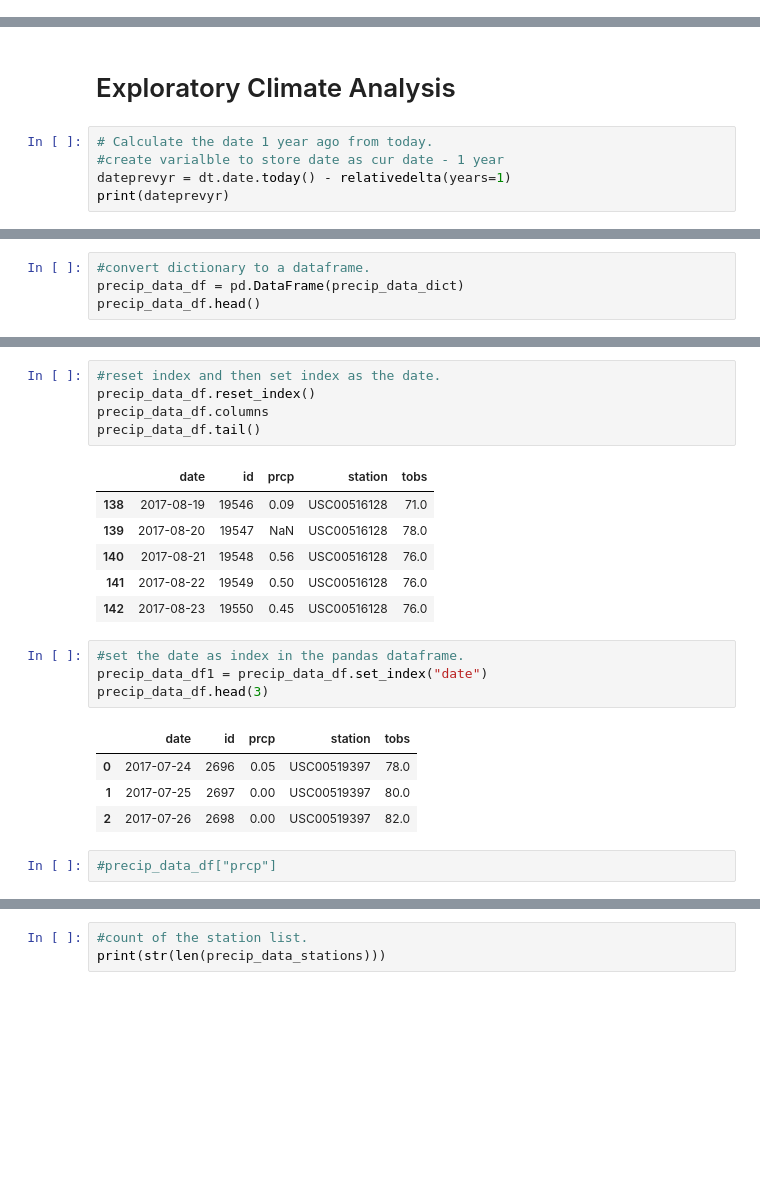
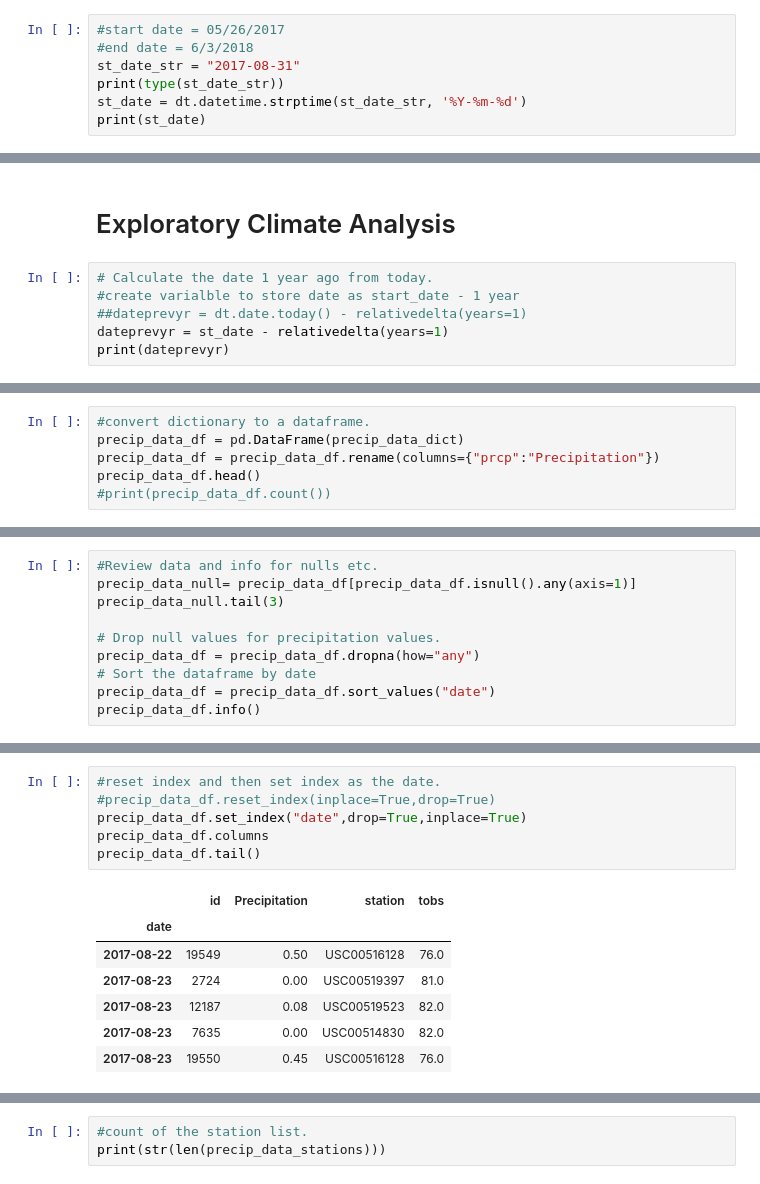
Before and after one commit to vsivakumar9/SQL-Databases, a Jupyter notebook: climate_starter.ipynb, the cells around one changed output, grey strips where cells are left out. Drawn from its saved outputs; the diff is of its cells as text; blank space fills up the shorter version.

Commit message:
precipitation analysis and plot added. 7-25a

```diff
--- a/Adv-Data-Storage-Retrieval/Instructions/climate_starter.ipynb
+++ b/climate_starter.ipynb
@@ -44,0 +43,7 @@ session = Session(engine)
+# %%
+#start date = 05/26/2017
+#end date = 6/3/2018
+st_date_str = "2017-08-31"
+print(type(st_date_str))
+st_date = dt.datetime.strptime(st_date_str, '%Y-%m-%d')
+print(st_date)
@@ -46,7 +54,8 @@ session = Session(engine)
 # Exploratory Climate Analysis
 # %%
 # Calculate the date 1 year ago from today.
-#create varialble to store date as cur date - 1 year
-dateprevyr = dt.date.today() - relativedelta(years=1)
+#create varialble to store date as start_date - 1 year
+##dateprevyr = dt.date.today() - relativedelta(years=1)
+dateprevyr = st_date - relativedelta(years=1)
 print(dateprevyr)
 # %% [output]
@@ -97,5 +100,7 @@ precip_data_dict = query_to_dict(precip_data)
 # %%
 #convert dictionary to a dataframe.
 precip_data_df = pd.DataFrame(precip_data_dict)
+precip_data_df = precip_data_df.rename(columns={"prcp":"Precipitation"})
 precip_data_df.head()
+#print(precip_data_df.count())
 # %% [output]
@@ -107,0 +113,10 @@ precip_data_df.head()
+# %%
+#Review data and info for nulls etc.
+precip_data_null= precip_data_df[precip_data_df.isnull().any(axis=1)]
+precip_data_null.tail(3)
+
+# Drop null values for precipitation values.
+precip_data_df = precip_data_df.dropna(how="any")
+# Sort the dataframe by date
+precip_data_df = precip_data_df.sort_values("date")
+precip_data_df.info()
@@ -108,23 +142,14 @@ precip_data_df.head()
 # %%
 #reset index and then set index as the date.
-precip_data_df.reset_index()
+#precip_data_df.reset_index(inplace=True,drop=True)
+precip_data_df.set_index("date",drop=True,inplace=True)
 precip_data_df.columns
 precip_data_df.tail()
 # %% [output]
-|  | date | id | prcp | station | tobs |
-| 138 | 2017-08-19 | 19546 | 0.09 | USC00516128 | 71.0 |
-| 139 | 2017-08-20 | 19547 | NaN | USC00516128 | 78.0 |
-| 140 | 2017-08-21 | 19548 | 0.56 | USC00516128 | 76.0 |
-| 141 | 2017-08-22 | 19549 | 0.50 | USC00516128 | 76.0 |
-| 142 | 2017-08-23 | 19550 | 0.45 | USC00516128 | 76.0 |
+|  | id | Precipitation | station | tobs |
+| date |  |  |  |  |
+| 2017-08-22 | 19549 | 0.50 | USC00516128 | 76.0 |
+| 2017-08-23 | 2724 | 0.00 | USC00519397 | 81.0 |
+| 2017-08-23 | 12187 | 0.08 | USC00519523 | 82.0 |
+| 2017-08-23 | 7635 | 0.00 | USC00514830 | 82.0 |
+| 2017-08-23 | 19550 | 0.45 | USC00516128 | 76.0 |
-# %%
-#set the date as index in the pandas dataframe.
-precip_data_df1 = precip_data_df.set_index("date")
-precip_data_df.head(3)
-# %% [output]
-|  | date | id | prcp | station | tobs |
-| 0 | 2017-07-24 | 2696 | 0.05 | USC00519397 | 78.0 |
-| 1 | 2017-07-25 | 2697 | 0.00 | USC00519397 | 80.0 |
-| 2 | 2017-07-26 | 2698 | 0.00 | USC00519397 | 82.0 |
-# %%
-#precip_data_df["prcp"]
```
Also changed, not shown: parts of 26 cells of this notebook, 15 other files.
